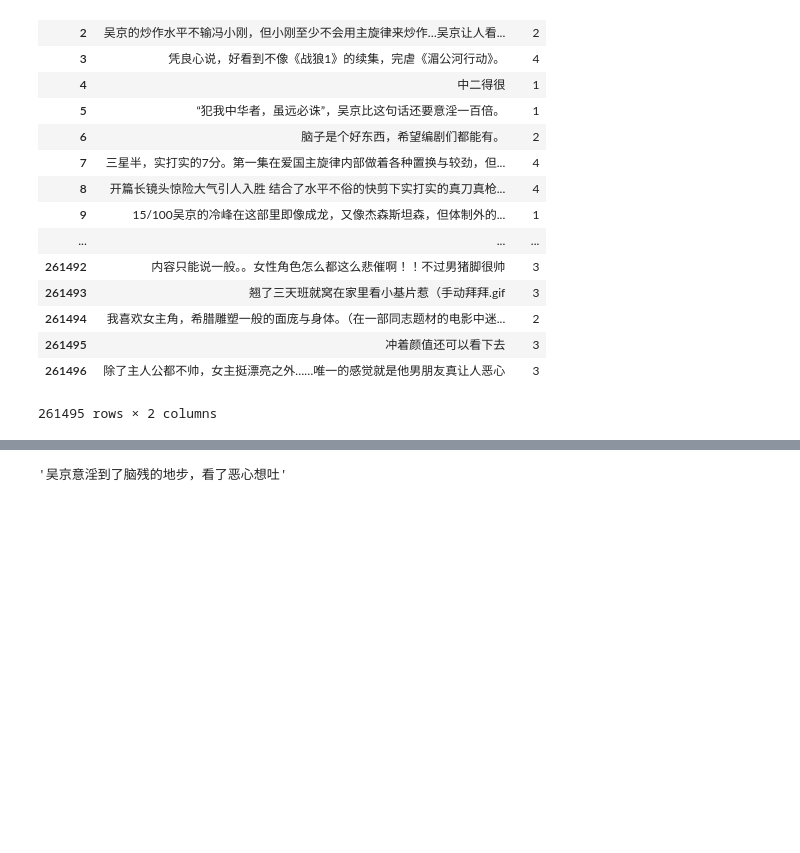
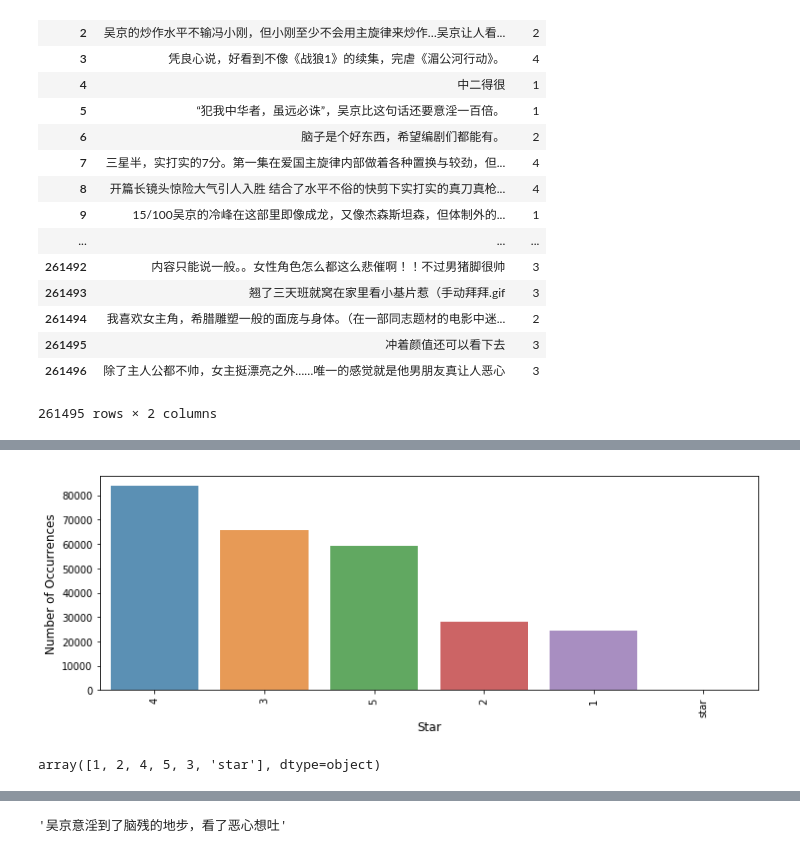
Before and after one commit to lengyugo/homework, a Jupyter notebook: lesson10/Assiginment-10.ipynb, the cells around one changed output, grey strips where cells are left out. Drawn from its saved outputs; the diff is of its cells as text; code cells hidden in the pictures; blank space fills up the shorter version.

```diff
--- a/lesson10/Assiginment-10.ipynb
+++ b/lesson10/Assiginment-10.ipynb
@@ -48,0 +78,8 @@ data
+# %%
+plot_star_count(data['star'].value_counts())
+# %% [output]
+[figure, added]
+# %%
+data.star.unique()
+# %% [output]
+array([1, 2, 4, 5, 3, 'star'], dtype=object)
```
Also changed, not shown: parts of 8 cells of this notebook.
